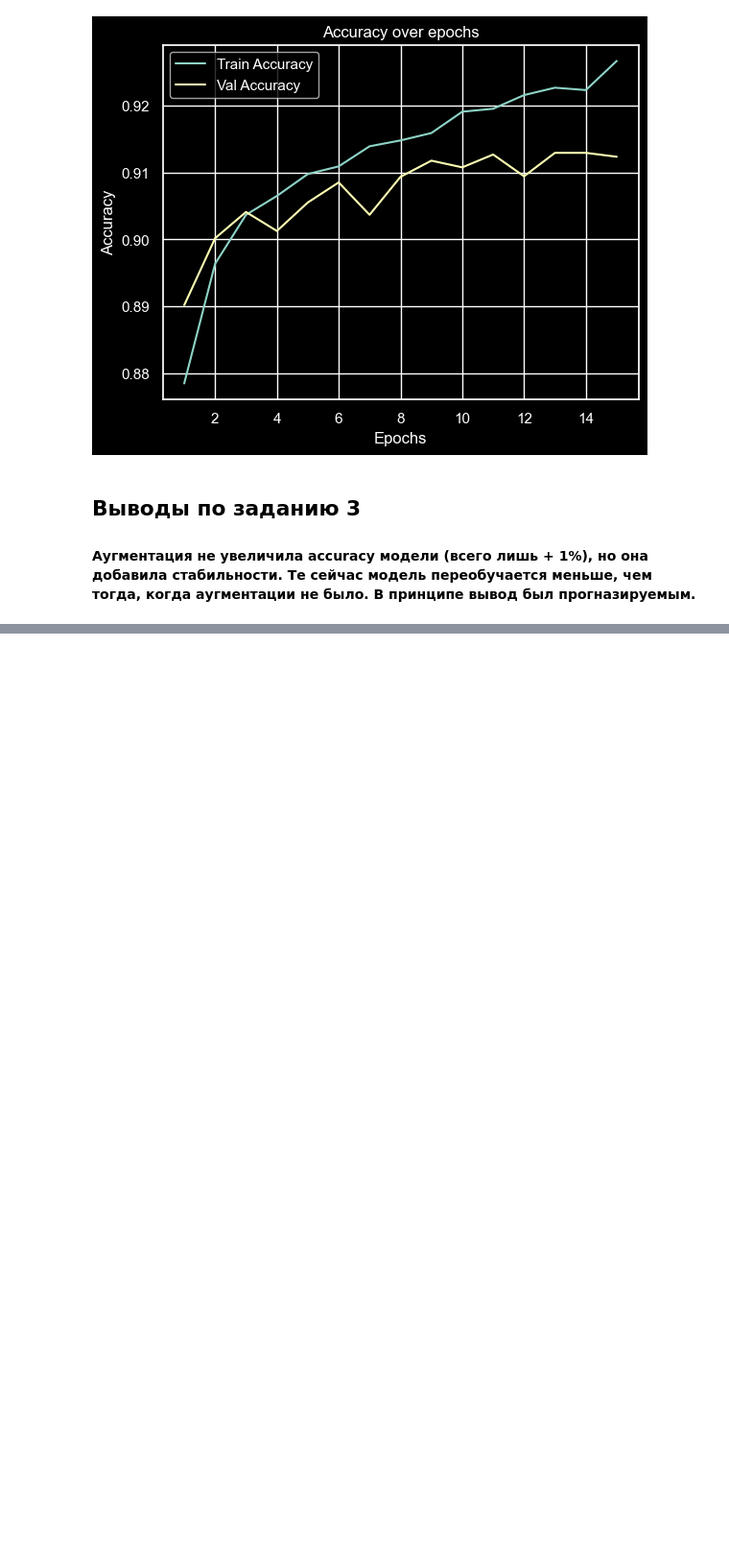
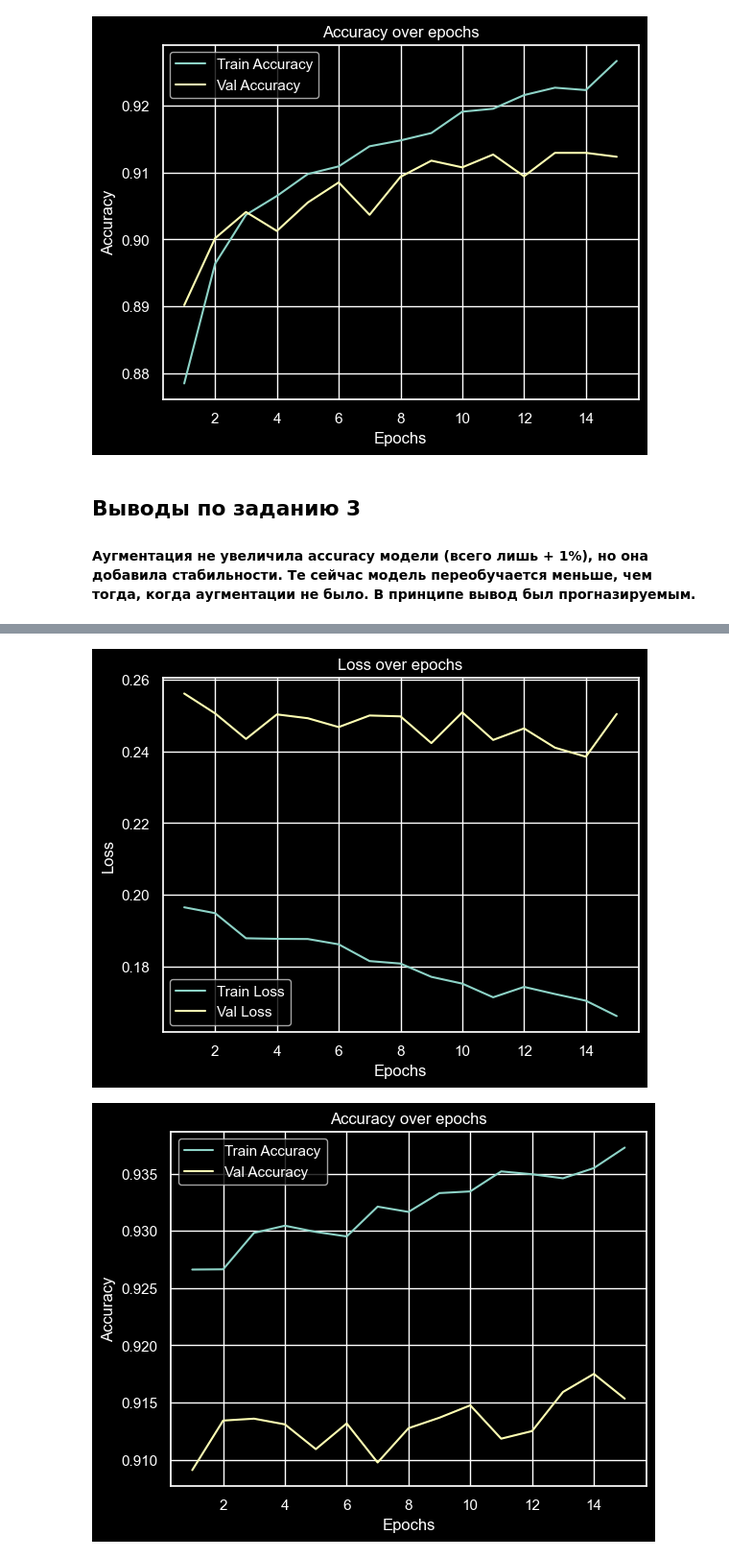
Before and after one commit to Sqizeeeeee/lml-20206-CNN-task, a Jupyter notebook: experiments.ipynb, the cells around one changed output, grey strips where cells are left out. Shown at 96% size. Saved outputs shown, nothing was run; the diff lists cells and outputs as text; code cells hidden in the pictures; blank space fills up the shorter version.

```diff
--- a/experiments.ipynb
+++ b/experiments.ipynb
@@ -546,0 +592,9 @@ plt.show()
+# %%
+train_losses, val_losses, train_accs, val_accs = train_model(
+    model,
+    train_loader,
+    val_loader,
+    criterion,
+    optimizer,
+    epochs=15
+)
@@ -546,0 +615,25 @@ plt.show()
+# %%
+epochs = range(1, len(train_losses) + 1)
+
+# Loss
+plt.figure()
+plt.plot(epochs, train_losses, label="Train Loss")
+plt.plot(epochs, val_losses, label="Val Loss")
+plt.xlabel("Epochs")
+plt.ylabel("Loss")
+plt.title("Loss over epochs")
+plt.legend()
+plt.show()
+
+# Accuracy
+plt.figure()
+plt.plot(epochs, train_accs, label="Train Accuracy")
+plt.plot(epochs, val_accs, label="Val Accuracy")
+plt.xlabel("Epochs")
+plt.ylabel("Accuracy")
+plt.title("Accuracy over epochs")
+plt.legend()
+plt.show()
+# %% [output]
+[figure, added]
+[figure, added]
```
Also changed, not shown: parts of 4 cells of this notebook, 1 other file.
